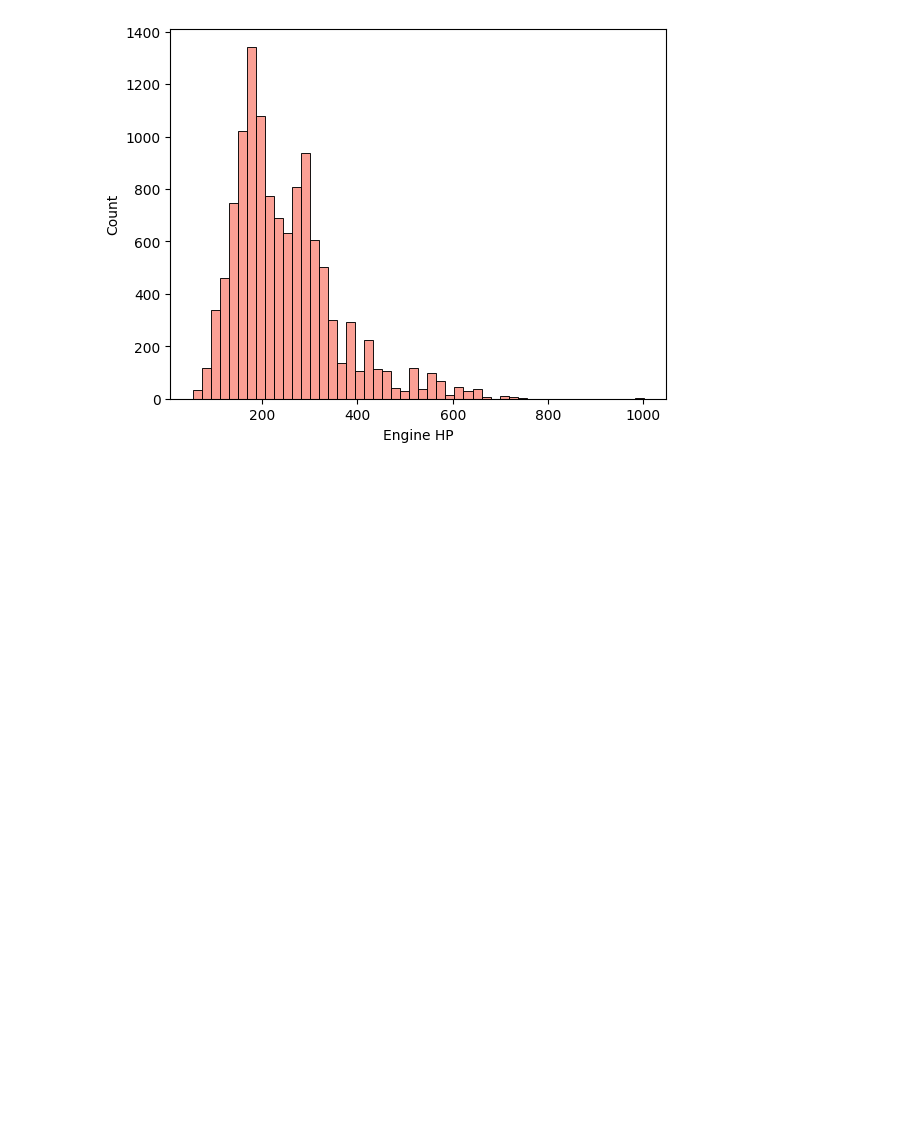
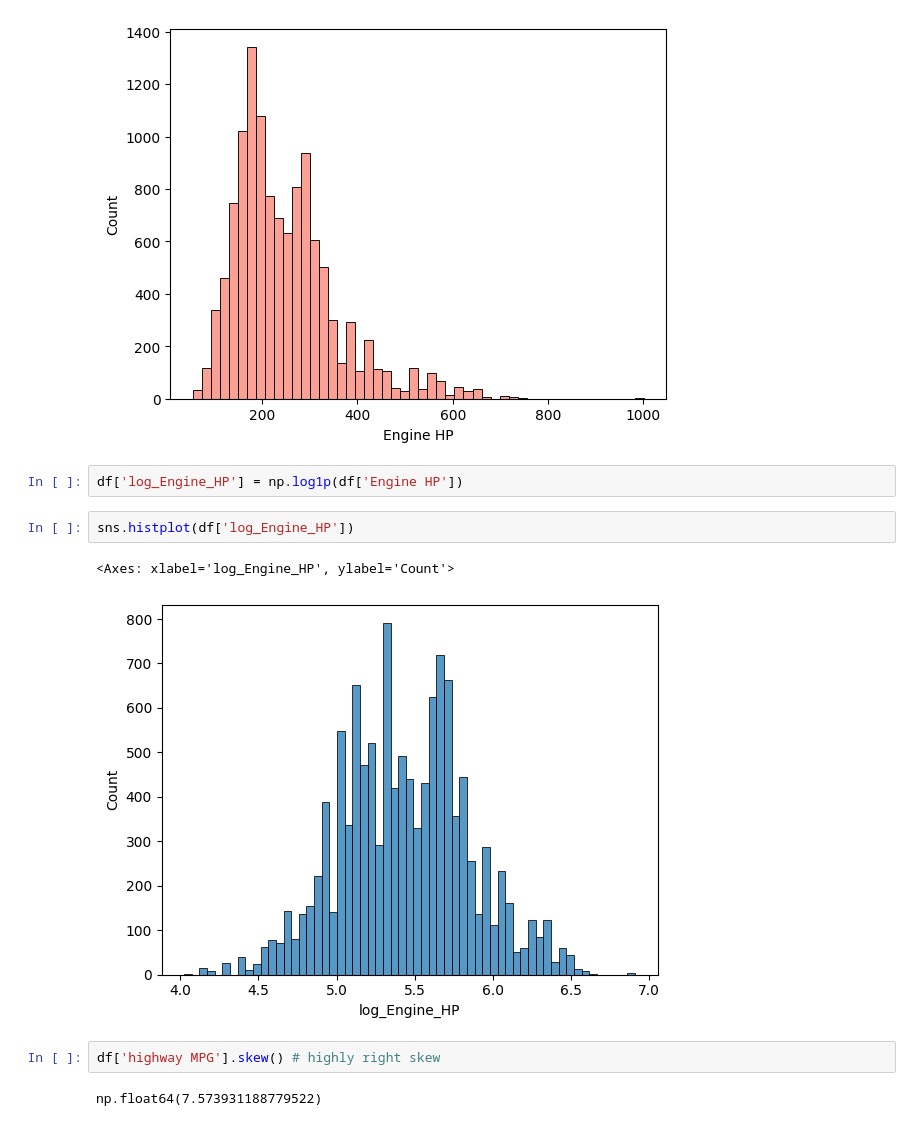
Before and after one commit to PremKarhale/CarRecommendationSystem, a Jupyter notebook: model_training/car_recommendation.ipynb, the cells around one changed output. Cells and saved outputs as stored; diff of their text form; blank space fills up the shorter version.

```diff
--- a/model_training/car_recommendation.ipynb
+++ b/model_training/car_recommendation.ipynb
@@ -149,3 +190,14 @@ sns.histplot(df['Engine HP'], bins=50, color='salmon')
 # %% [output]
 <Axes: xlabel='Engine HP', ylabel='Count'>
 [figure]
+# %%
+df['log_Engine_HP'] = np.log1p(df['Engine HP'])
+# %%
+sns.histplot(df['log_Engine_HP'])
+# %% [output]
+<Axes: xlabel='log_Engine_HP', ylabel='Count'>
+[figure, added]
+# %%
+df['highway MPG'].skew() # highly right skew
+# %% [output]
+np.float64(7.573931188779522)
```
Also changed, not shown: parts of 19 cells of this notebook.
